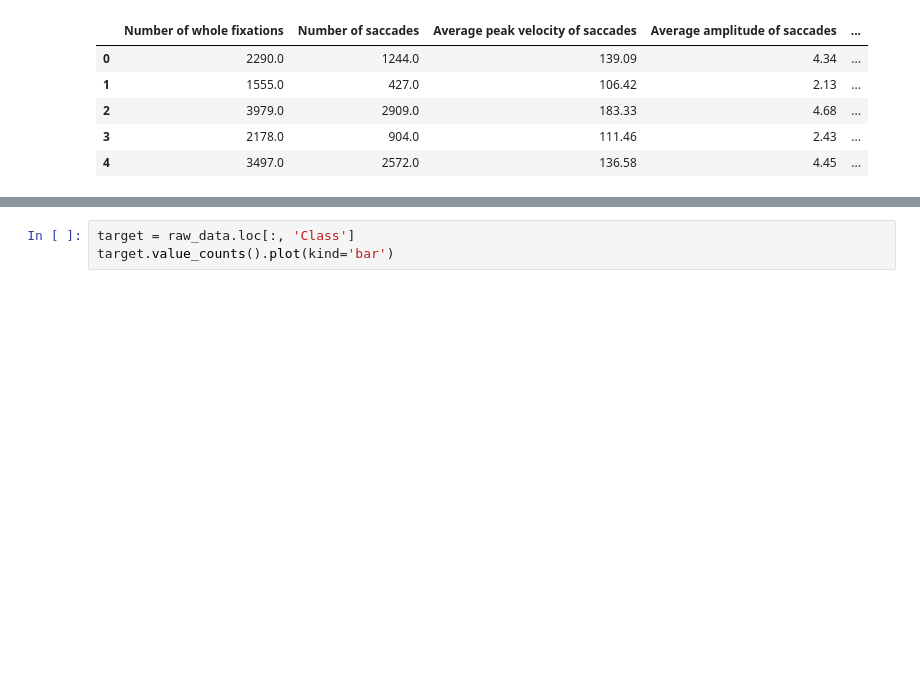
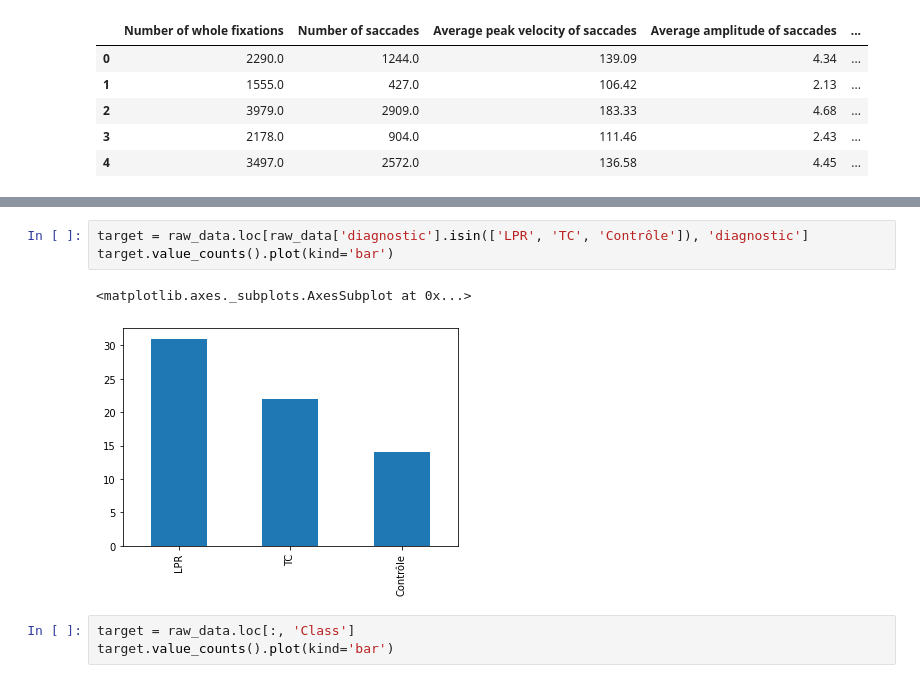
Before and after one commit to pierrelouis1998/smartflat, a Jupyter notebook: notebooks/exploratory_data_analysis.ipynb, the cells around one changed output, grey strips where cells are left out. Drawn from its saved outputs; the diff is of its cells as text; blank space fills up the shorter version.

Commit message:
Change target from patient/control to sub-classes (LPR, TC)

```diff
--- a/notebooks/exploratory_data_analysis.ipynb
+++ b/notebooks/exploratory_data_analysis.ipynb
@@ -42,3 +56,9 @@ features.head()
+# %%
+target = raw_data.loc[raw_data['diagnostic'].isin(['LPR', 'TC', 'Contrôle']), 'diagnostic']
+target.value_counts().plot(kind='bar')
+# %% [output]
+<matplotlib.axes._subplots.AxesSubplot at 0x...>
+[figure, added]
 # %%
 target = raw_data.loc[:, 'Class']
 target.value_counts().plot(kind='bar')
```
Also changed, not shown: parts of 15 cells of this notebook.
